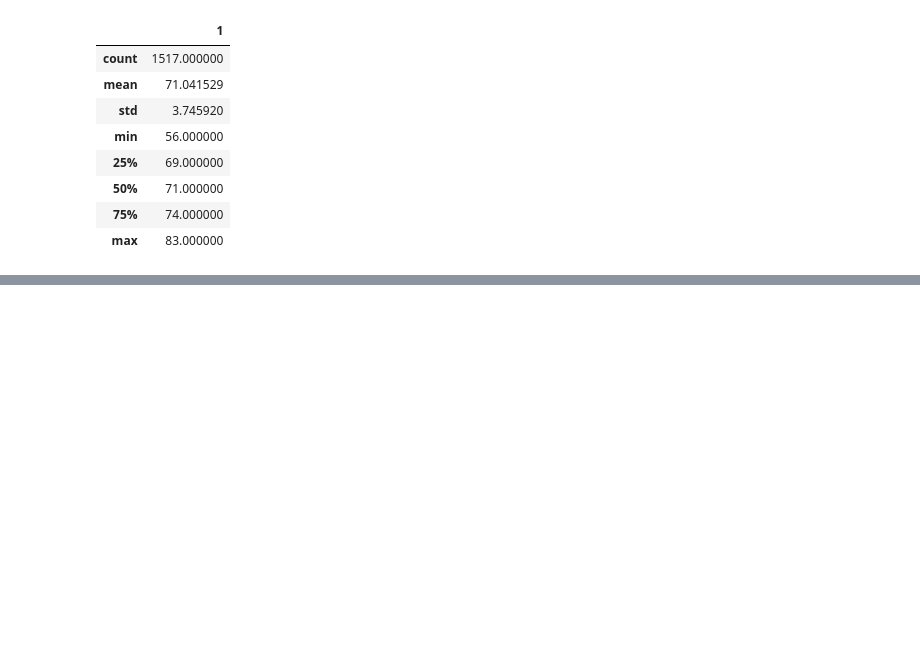
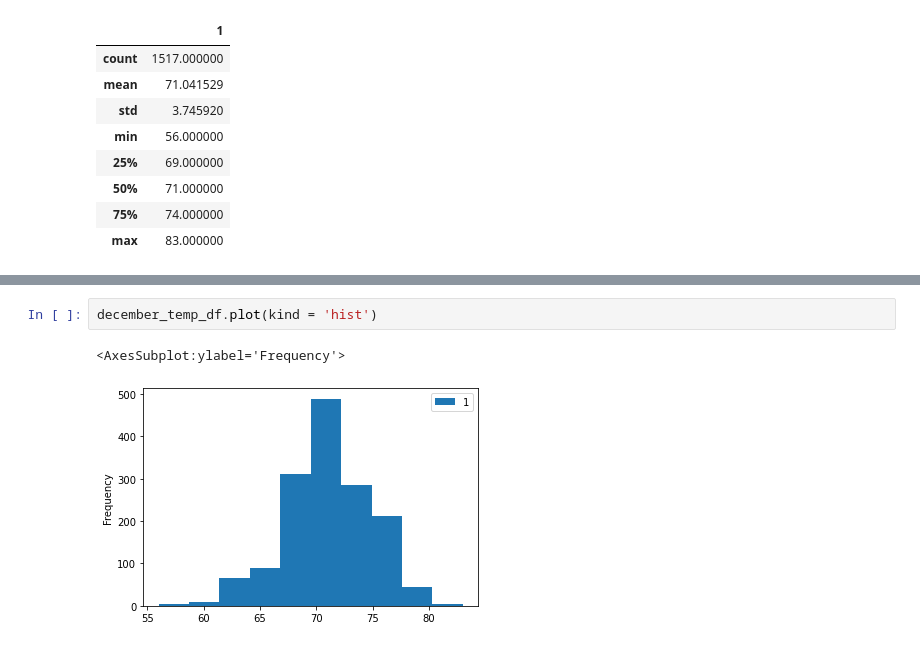
Before and after one commit to Ryan-Andrade/surfs_up, a Jupyter notebook: SurfsUp_Challenge.ipynb, the cells around one changed output, grey strips where cells are left out. Saved outputs shown, nothing was run; the diff lists cells and outputs as text; blank space fills up the shorter version.

```diff
--- a/SurfsUp_Challenge.ipynb
+++ b/SurfsUp_Challenge.ipynb
@@ -144,0 +150,5 @@ december_temp_df.describe()
+# %%
+december_temp_df.plot(kind = 'hist')
+# %% [output]
+<AxesSubplot:ylabel='Frequency'>
+[figure, added]
```
Also changed, not shown: parts of 1 cell of this notebook, 1 other file.
